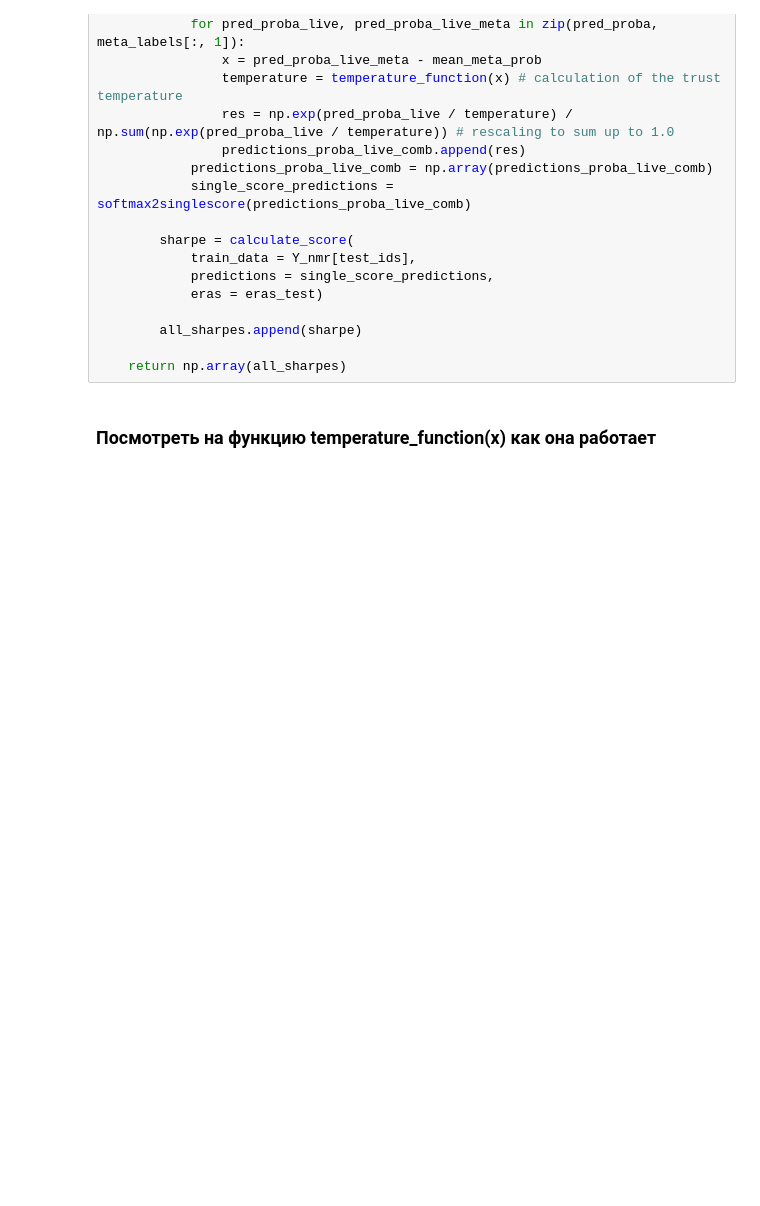
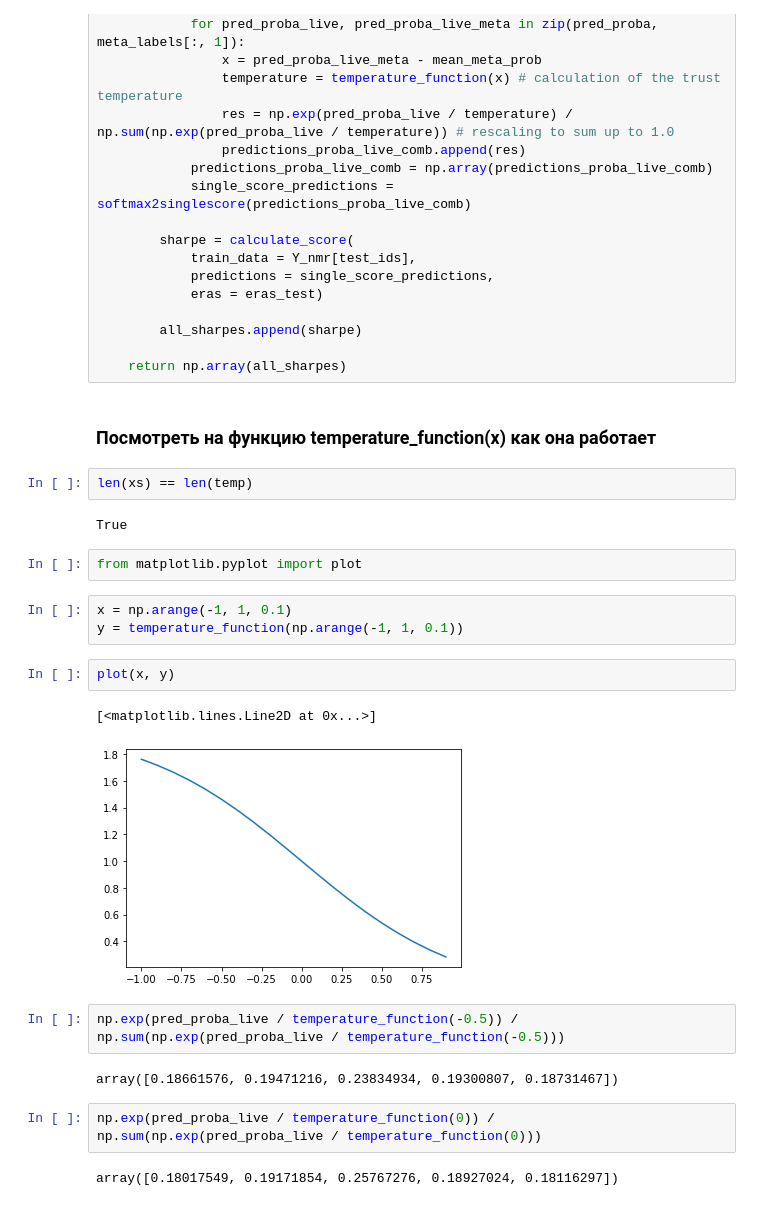
Before and after one commit to nickgagich/numerai, a Jupyter notebook: numerai_scrypt_Nick.ipynb, the cells around one changed output. Cells and saved outputs as stored; diff of their text form; blank space fills up the shorter version.

```diff
--- a/numerai_scrypt_Nick.ipynb
+++ b/numerai_scrypt_Nick.ipynb
@@ -562,3 +575,25 @@ def cross_validate(cross_validator, X, Y, Y_nmr, eras, meta = True):
     return np.array(all_sharpes)
 # %% [markdown]
 ### Посмотреть на функцию temperature_function(x) как она работает
+# %%
+len(xs) == len(temp)
+# %% [output]
+True
+# %%
+from matplotlib.pyplot import plot
+# %%
+x = np.arange(-1, 1, 0.1)
+y = temperature_function(np.arange(-1, 1, 0.1))
+# %%
+plot(x, y)
+# %% [output]
+[<matplotlib.lines.Line2D at 0x...>]
+[figure, added]
+# %%
+np.exp(pred_proba_live / temperature_function(-0.5)) / np.sum(np.exp(pred_proba_live / temperature_function(-0.5)))
+# %% [output]
+array([0.18661576, 0.19471216, 0.23834934, 0.19300807, 0.18731467])
+# %%
+np.exp(pred_proba_live / temperature_function(0)) / np.sum(np.exp(pred_proba_live / temperature_function(0)))
+# %% [output]
+array([0.18017549, 0.19171854, 0.25767276, 0.18927024, 0.18116297])
```
Also changed, not shown: parts of 13 cells of this notebook, 1 other file.
